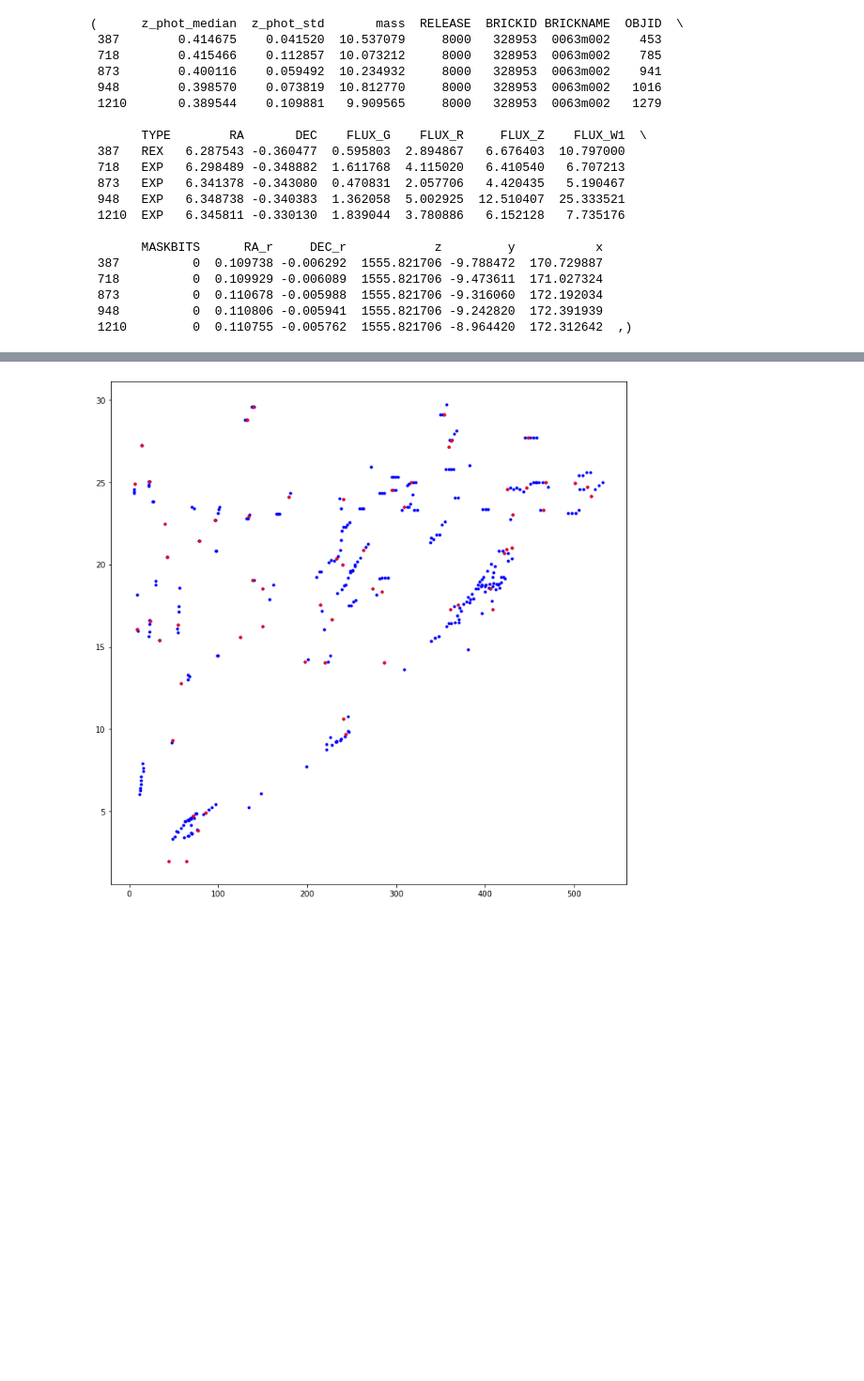
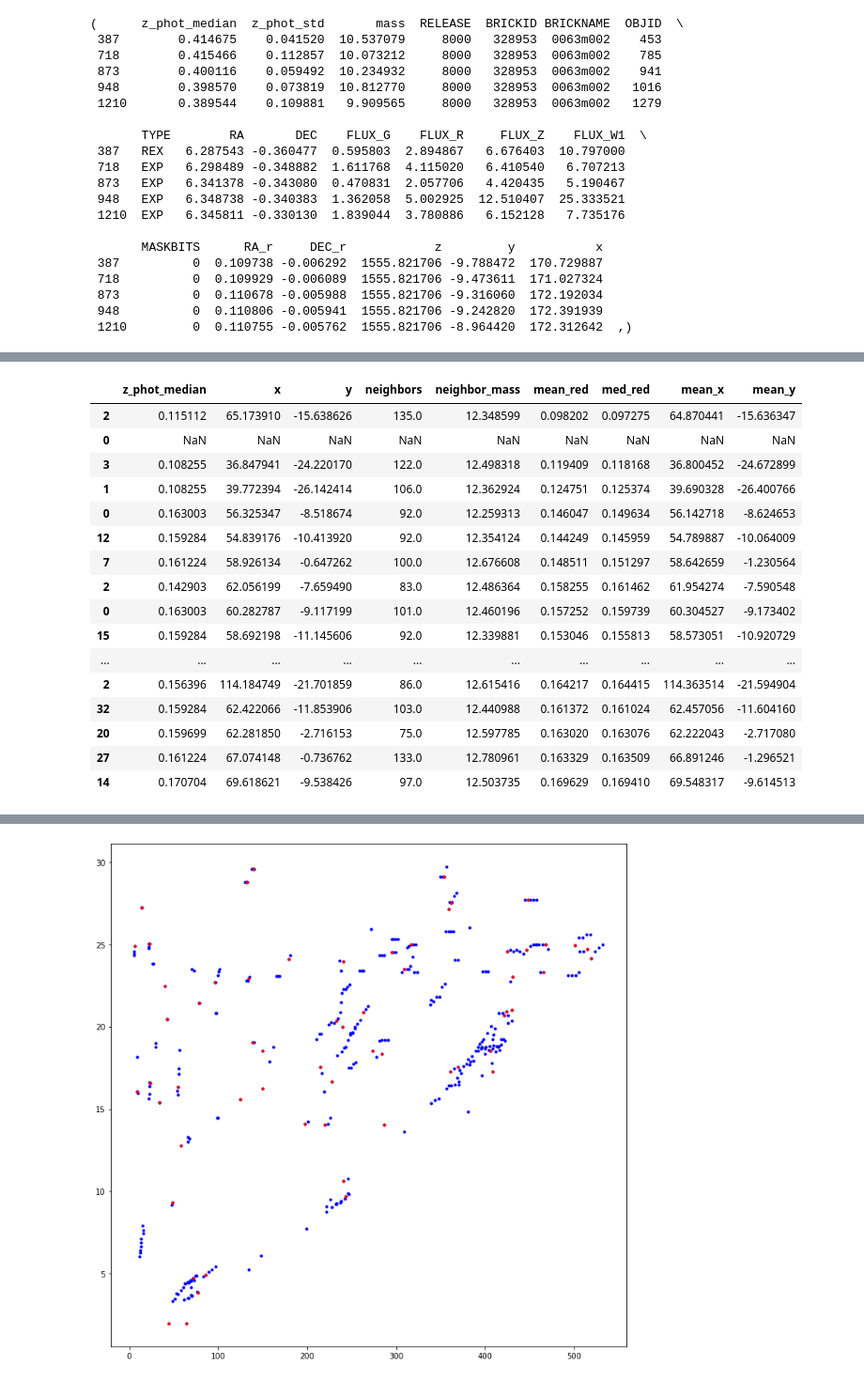
Before and after one commit to mjyb16/DESI_clusters_dumping_ground, a Jupyter notebook: DESI_faster.ipynb, the cells around one changed output, grey strips where cells are left out. Shown at 94% size. Drawn from its saved outputs; the diff is of its cells as text; code cells hidden in the pictures; blank space fills up the shorter version.

```diff
--- a/DESI_faster.ipynb
+++ b/DESI_faster.ipynb
@@ -193,7 +320,7 @@ cluster_bins = []
 cluster_gal_bins = []
 delayed_results = []
 for b in range(len(binned)):
-    delayed_result = mclusters(dbinned[b], dbinned_g[b], r=2)
+    delayed_result = fclusters(dbinned[b], dbinned_g[b], r=2)
     delayed_results.append(delayed_result)
 # %%
 results = dask.compute(*delayed_results)
@@ -204,3 +351,23 @@ for i in range(len(results)):
+# %%
+cluster_centrals[["z_phot_median", "x", "y", "neighbors", "neighbor_mass", "mean_red", "med_red", "mean_x", "mean_y"]].head(20)
+# %% [output]
+|  | z_phot_median | x | y | neighbors | neighbor_mass | mean_red | med_red | mean_x | mean_y |
+| 2 | 0.115112 | 65.173910 | -15.638626 | 135.0 | 12.348599 | 0.098202 | 0.097275 | 64.870441 | -15.636347 |
+| 0 | NaN | NaN | NaN | NaN | NaN | NaN | NaN | NaN | NaN |
+| 3 | 0.108255 | 36.847941 | -24.220170 | 122.0 | 12.498318 | 0.119409 | 0.118168 | 36.800452 | -24.672899 |
+| 1 | 0.108255 | 39.772394 | -26.142414 | 106.0 | 12.362924 | 0.124751 | 0.125374 | 39.690328 | -26.400766 |
+| 0 | 0.163003 | 56.325347 | -8.518674 | 92.0 | 12.259313 | 0.146047 | 0.149634 | 56.142718 | -8.624653 |
+| 12 | 0.159284 | 54.839176 | -10.413920 | 92.0 | 12.354124 | 0.144249 | 0.145959 | 54.789887 | -10.064009 |
+| 7 | 0.161224 | 58.926134 | -0.647262 | 100.0 | 12.676608 | 0.148511 | 0.151297 | 58.642659 | -1.230564 |
+| 2 | 0.142903 | 62.056199 | -7.659490 | 83.0 | 12.486364 | 0.158255 | 0.161462 | 61.954274 | -7.590548 |
+| 0 | 0.163003 | 60.282787 | -9.117199 | 101.0 | 12.460196 | 0.157252 | 0.159739 | 60.304527 | -9.173402 |
+| 15 | 0.159284 | 58.692198 | -11.145606 | 92.0 | 12.339881 | 0.153046 | 0.155813 | 58.573051 | -10.920729 |
+| ... | ... | ... | ... | ... | ... | ... | ... | ... | ... |
+| 2 | 0.156396 | 114.184749 | -21.701859 | 86.0 | 12.615416 | 0.164217 | 0.164415 | 114.363514 | -21.594904 |
+| 32 | 0.159284 | 62.422066 | -11.853906 | 103.0 | 12.440988 | 0.161372 | 0.161024 | 62.457056 | -11.604160 |
+| 20 | 0.159699 | 62.281850 | -2.716153 | 75.0 | 12.597785 | 0.163020 | 0.163076 | 62.222043 | -2.717080 |
+| 27 | 0.161224 | 67.074148 | -0.736762 | 133.0 | 12.780961 | 0.163329 | 0.163509 | 66.891246 | -1.296521 |
+| 14 | 0.170704 | 69.618621 | -9.538426 | 97.0 | 12.503735 | 0.169629 | 0.169410 | 69.548317 | -9.614513 |
 # %%
 cluster_centrals["mean_red_z"] = cos.comoving_distance(cluster_centrals["mean_red"])
 # %%
```
Also changed, not shown: parts of 22 cells of this notebook, 33 other files.
